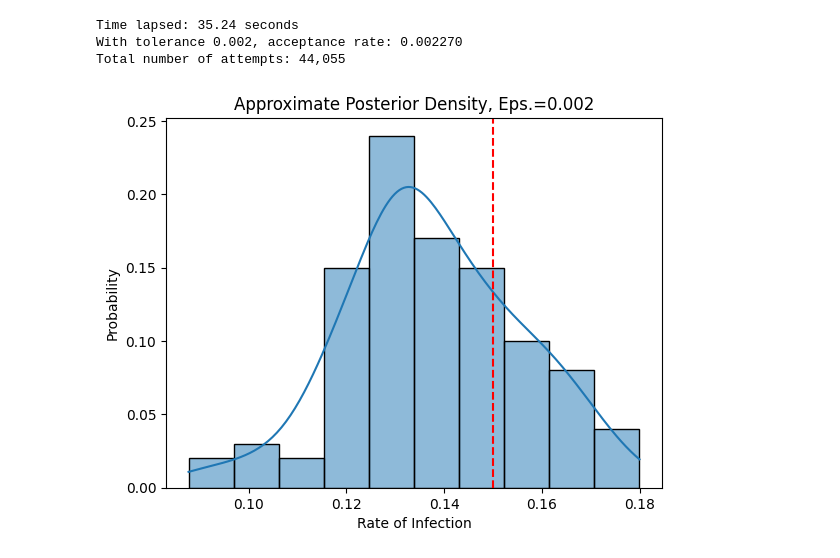
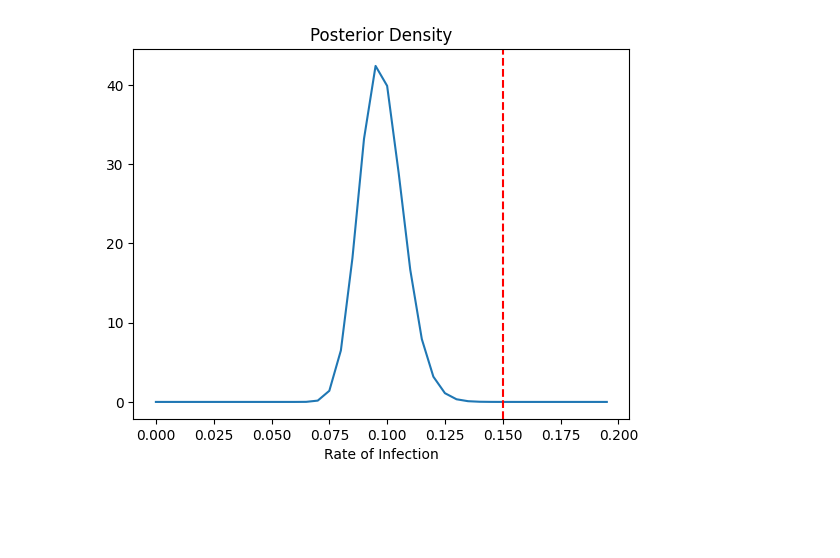
Before and after one commit to epibayes/np-epid, a Jupyter notebook: notebooks/sis_simulation.ipynb, the cells around one changed output. Saved outputs shown, nothing was run; the diff lists cells and outputs as text; code cells hidden in the pictures; blank space fills up the shorter version.

```diff
--- a/notebooks/sis_simulation.ipynb
+++ b/notebooks/sis_simulation.ipynb
@@ -74,15 +76,13 @@ plt.show()
 # %%
-epsilon = 0.002
-
-posterior_sample, errors = SIS.abc_rejection_sampler(100, epsilon, 100000)
-
-ax = sns.histplot(posterior_sample, stat="probability", kde=True)
+# plot npe
+mu = -2.33
+sigma = 0.096
+np.random.seed(10)
+x = np.arange(0, 0.2, 0.005)
+ax = sns.lineplot(x=x, y=lognorm.pdf(x, scale=np.exp(mu), s=sigma))
 ax.set_xlabel("Rate of Infection")
-ax.set_title(f"Approximate Posterior Density, Eps.={epsilon}")
+ax.set_title(f"Posterior Density")
 plt.axvline(beta_true, color="red", linestyle="--")
 plt.show()
 # %% [output]
-Time lapsed: 35.24 seconds
-With tolerance 0.002, acceptance rate: 0.002270
-Total number of attempts: 44,055
-[figure, old version]
+[figure, new version]
```
Also changed, not shown: parts of 11 cells of this notebook, 9 other files.
